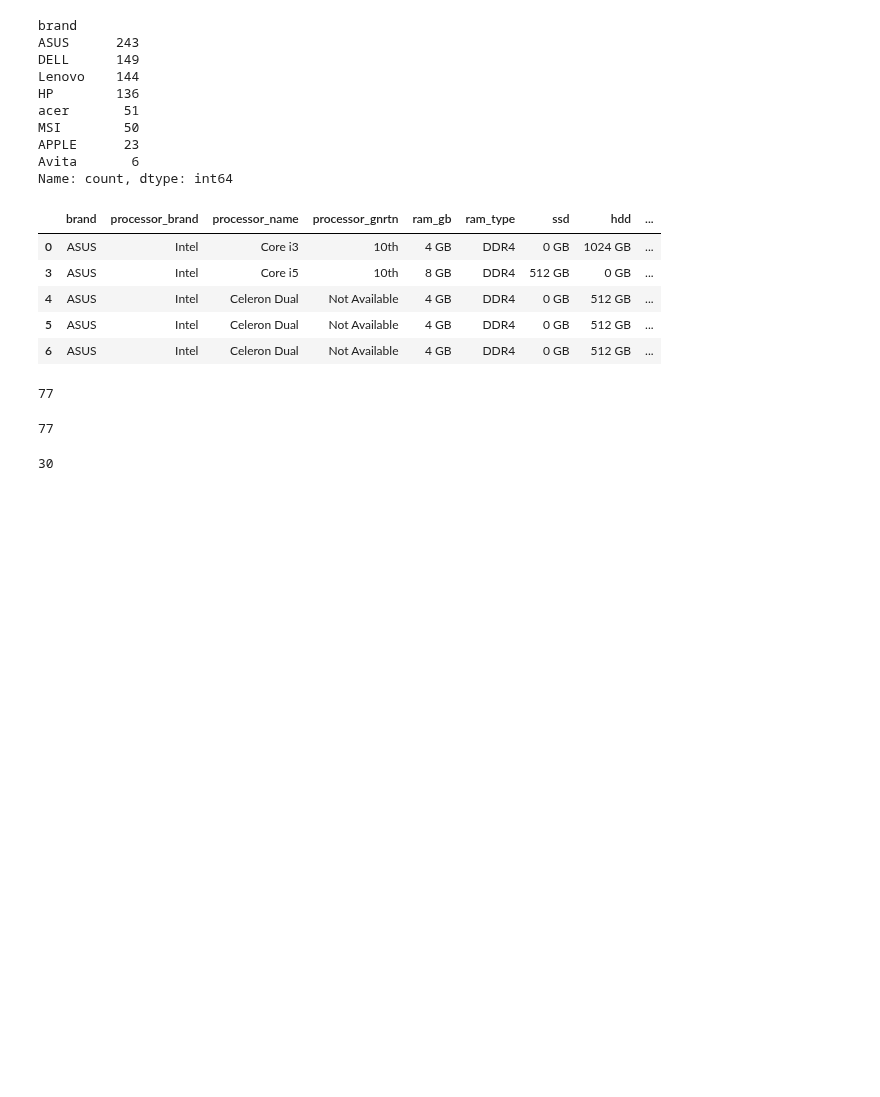
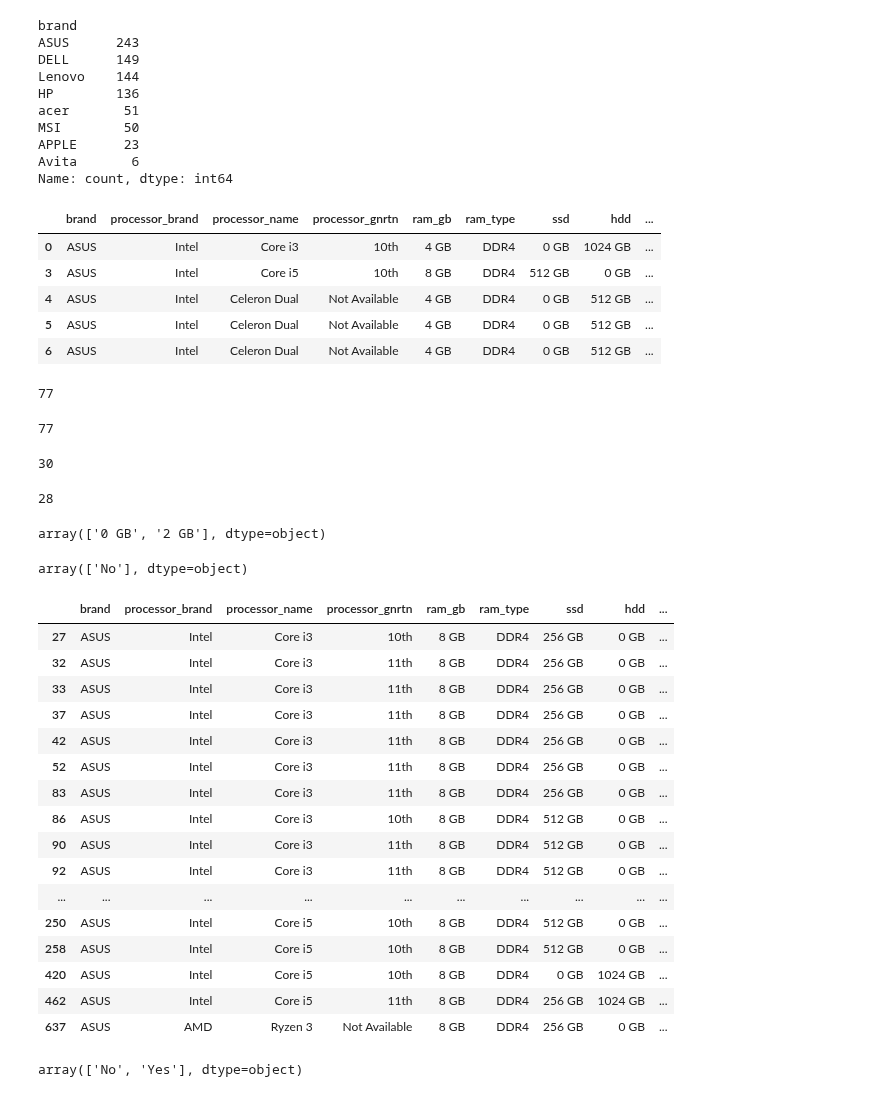
Before and after one commit to Govind-kumawat2002/Python_Library, a Jupyter notebook: moduls/for_liet/pandasnotes.ipynb, the cells around one changed output. Drawn from its saved outputs; the diff is of its cells as text; code cells hidden in the pictures; blank space fills up the shorter version.

```diff
--- a/moduls/for_liet/pandasnotes.ipynb
+++ b/moduls/for_liet/pandasnotes.ipynb
@@ -384,3 +384,41 @@ lp_df_asus_under50k_win_8gb=lp_df_asus_under50k_win[lp_df_asus_under50k_win['ram
 lp_df_asus_under50k_win_8gb.value_counts().sum()
 # %% [output]
 30
+# %%
+lp_df_asus_under50k_win_8gb_64bit=lp_df_asus_under50k_win_8gb[lp_df_asus_under50k_win_8gb['os_bit']=='64-bit']
+# %%
+lp_df_asus_under50k_win_8gb_64bit.value_counts().sum()
+# %% [output]
+28
+# %%
+lp_df_asus_under50k_win_8gb_64bit['graphic_card_gb'].unique()
+# %% [output]
+array(['0 GB', '2 GB'], dtype=object)
+# %%
+lp_df_asus_under50k_win_8gb_64bit['Touchscreen'].unique()
+# %% [output]
+array(['No'], dtype=object)
+# %%
+lp_df_asus_under50k_win_8gb_64bit[lp_df_asus_under50k_win_8gb_64bit['Touchscreen']=='No']
+# %% [output]
+|  | brand | processor_brand | processor_name | processor_gnrtn | ram_gb | ram_type | ssd | hdd | ... |
+| 27 | ASUS | Intel | Core i3 | 10th | 8 GB | DDR4 | 256 GB | 0 GB | ... |
+| 32 | ASUS | Intel | Core i3 | 11th | 8 GB | DDR4 | 256 GB | 0 GB | ... |
+| 33 | ASUS | Intel | Core i3 | 11th | 8 GB | DDR4 | 256 GB | 0 GB | ... |
+| 37 | ASUS | Intel | Core i3 | 11th | 8 GB | DDR4 | 256 GB | 0 GB | ... |
+| 42 | ASUS | Intel | Core i3 | 11th | 8 GB | DDR4 | 256 GB | 0 GB | ... |
+| 52 | ASUS | Intel | Core i3 | 11th | 8 GB | DDR4 | 256 GB | 0 GB | ... |
+| 83 | ASUS | Intel | Core i3 | 11th | 8 GB | DDR4 | 256 GB | 0 GB | ... |
+| 86 | ASUS | Intel | Core i3 | 10th | 8 GB | DDR4 | 512 GB | 0 GB | ... |
+| 90 | ASUS | Intel | Core i3 | 11th | 8 GB | DDR4 | 512 GB | 0 GB | ... |
+| 92 | ASUS | Intel | Core i3 | 11th | 8 GB | DDR4 | 512 GB | 0 GB | ... |
+| ... | ... | ... | ... | ... | ... | ... | ... | ... | ... |
+| 250 | ASUS | Intel | Core i5 | 10th | 8 GB | DDR4 | 512 GB | 0 GB | ... |
+| 258 | ASUS | Intel | Core i5 | 10th | 8 GB | DDR4 | 512 GB | 0 GB | ... |
+| 420 | ASUS | Intel | Core i5 | 10th | 8 GB | DDR4 | 0 GB | 1024 GB | ... |
+| 462 | ASUS | Intel | Core i5 | 11th | 8 GB | DDR4 | 256 GB | 1024 GB | ... |
+| 637 | ASUS | AMD | Ryzen 3 | Not Available | 8 GB | DDR4 | 256 GB | 0 GB | ... |
+# %%
+lp_df['Touchscreen'].unique()
+# %% [output]
+array(['No', 'Yes'], dtype=object)
```
